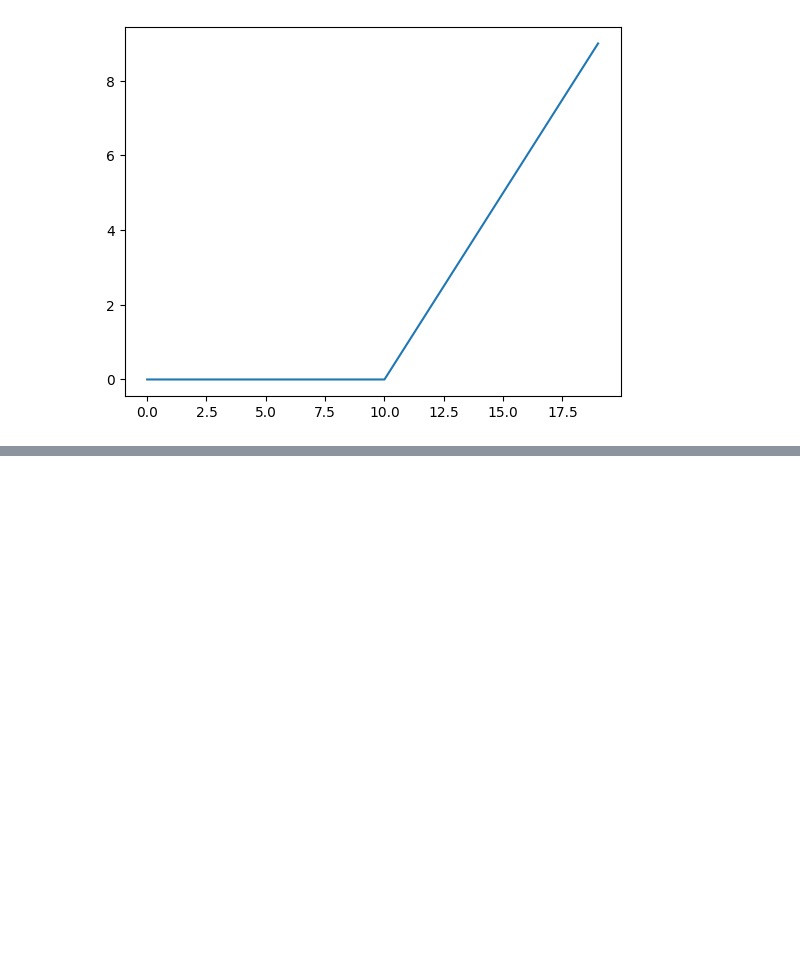
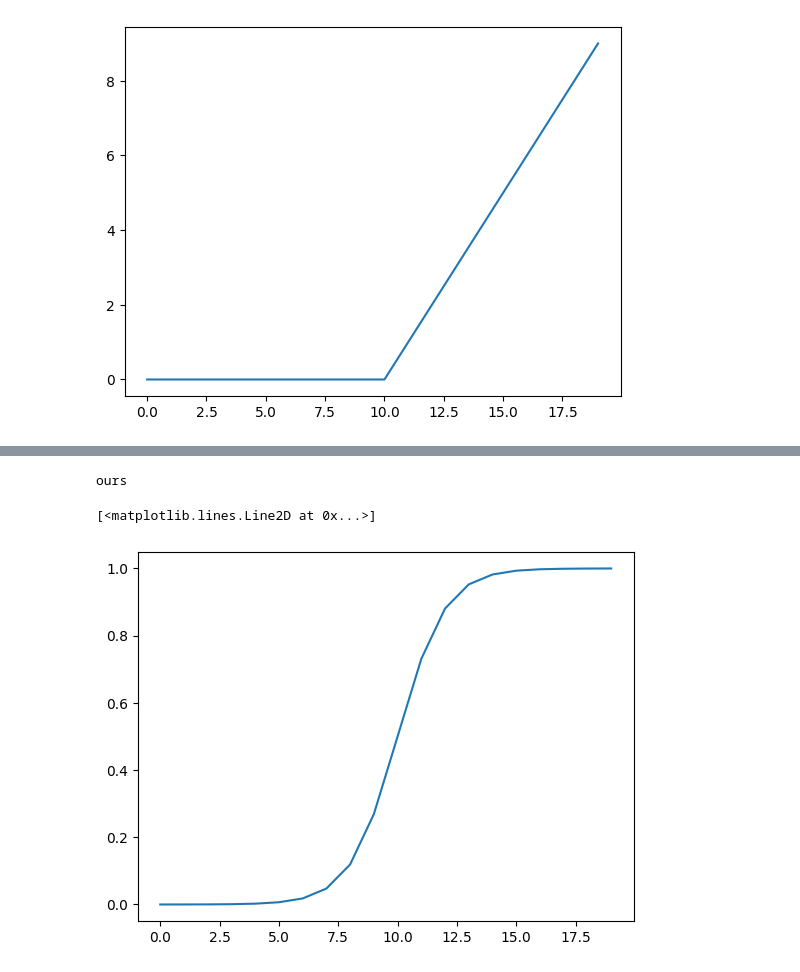
Before and after one commit to jevylux/pytorchtraining, a Jupyter notebook: ReplicateNonLinearActivationFunctions.ipynb, the cells around one changed output, grey strips where cells are left out. Drawn from its saved outputs; the diff is of its cells as text; code cells hidden in the pictures; blank space fills up the shorter version.

```diff
--- a/ReplicateNonLinearActivationFunctions.ipynb
+++ b/ReplicateNonLinearActivationFunctions.ipynb
@@ -45,0 +55,8 @@ tensor([0., 0., 0., 0., 0., 0., 0., 0., 0., 0., 0., 1., 2., 3., 4., 5., 6., 7.,
+# %%
+# plot our function
+print("ours")
+plt.plot(sigmoid(A))
+# %% [output]
+ours
+[<matplotlib.lines.Line2D at 0x...>]
+[figure, added]
```
Also changed, not shown: parts of 1 cell of this notebook.
